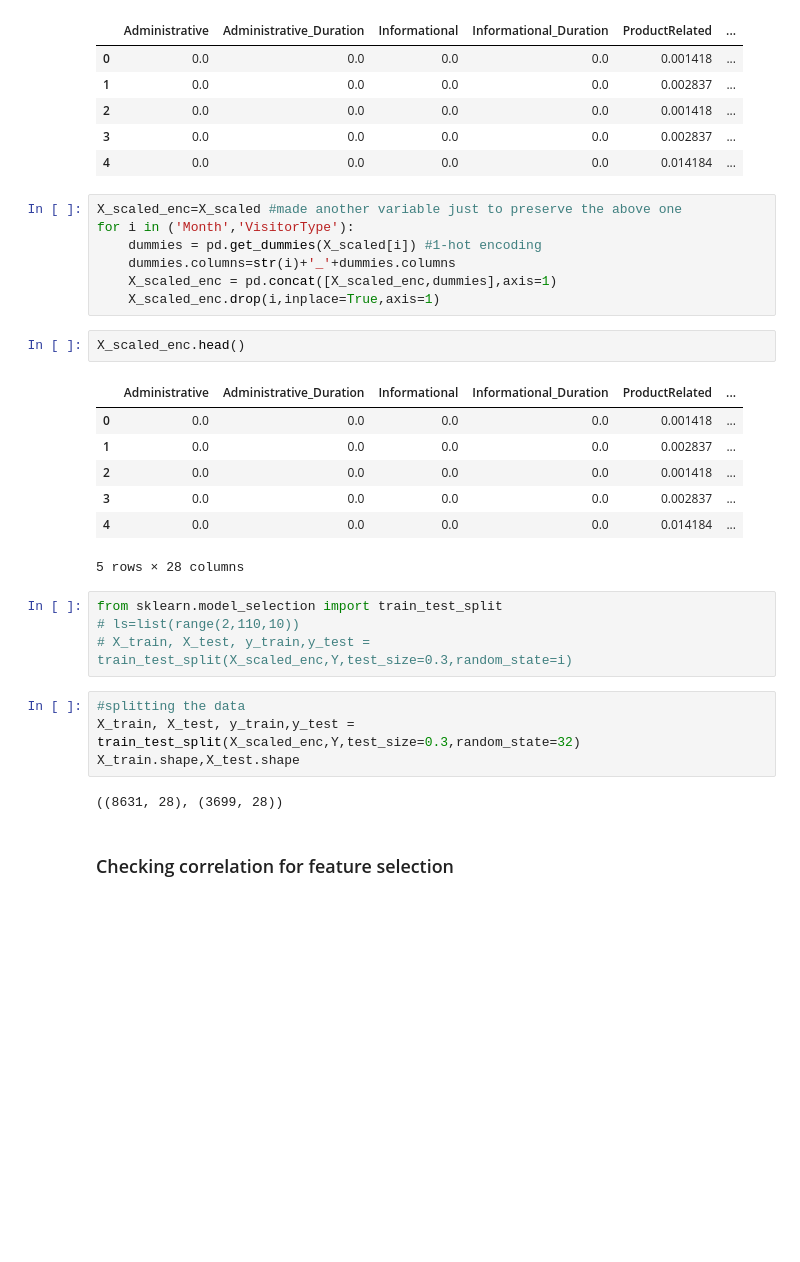
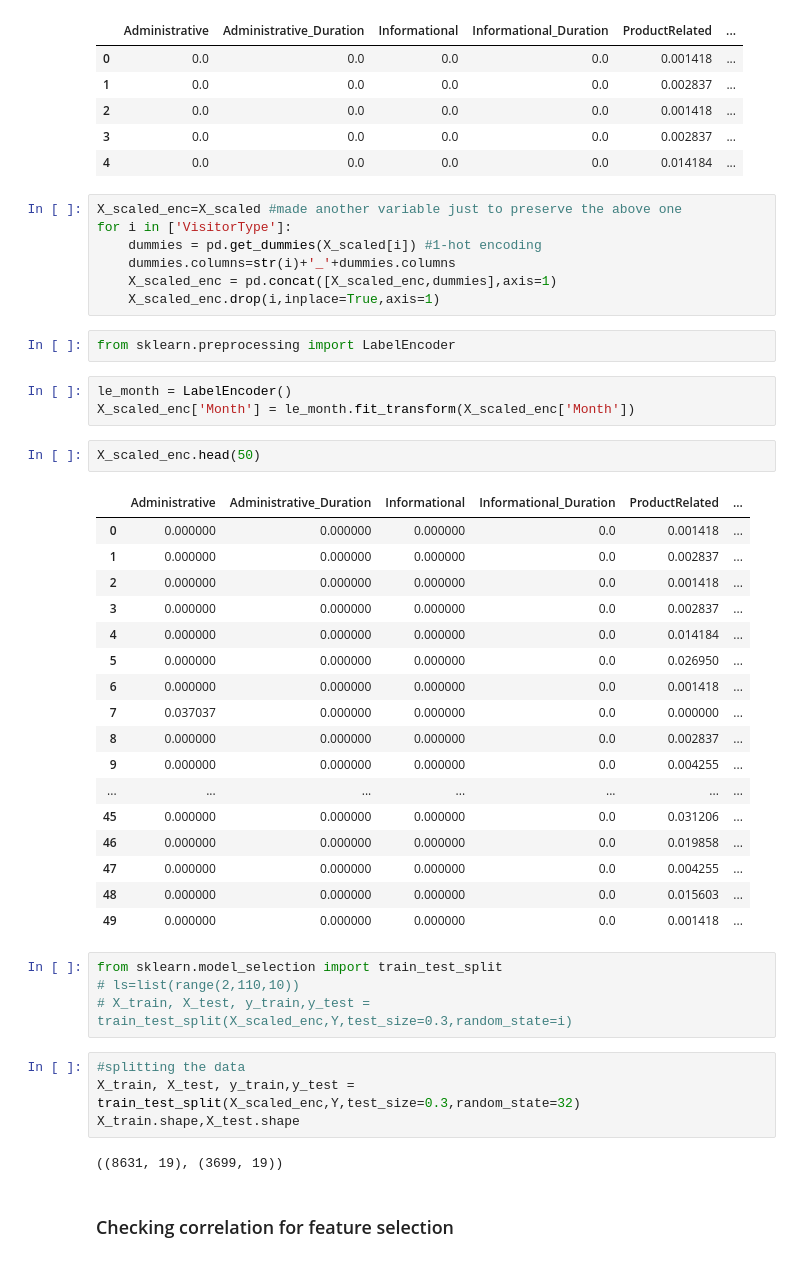
Before and after one commit to ashishgeorge009/CSI55-Assignment-1, a Jupyter notebook: The_Assignment-2.ipynb, the cells around one changed output. Saved outputs shown, nothing was run; the diff lists cells and outputs as text; blank space fills up the shorter version.

```diff
--- a/The_Assignment.ipynb
+++ b/The_Assignment-2.ipynb
@@ -116,21 +116,36 @@ X_scaled.head()
 | 4 | 0.0 | 0.0 | 0.0 | 0.0 | 0.014184 | ... |
 # %%
 X_scaled_enc=X_scaled #made another variable just to preserve the above one
-for i in ('Month','VisitorType'):
+for i in ['VisitorType']:
     dummies = pd.get_dummies(X_scaled[i]) #1-hot encoding
     dummies.columns=str(i)+'_'+dummies.columns
     X_scaled_enc = pd.concat([X_scaled_enc,dummies],axis=1)
     X_scaled_enc.drop(i,inplace=True,axis=1)
+# %%
+from sklearn.preprocessing import LabelEncoder
+# %%
+le_month = LabelEncoder()
+X_scaled_enc['Month'] = le_month.fit_transform(X_scaled_enc['Month'])
 # %%
-X_scaled_enc.head()
+X_scaled_enc.head(50)
 # %% [output]
 |  | Administrative | Administrative_Duration | Informational | Informational_Duration | ProductRelated | ... |
-| 0 | 0.0 | 0.0 | 0.0 | 0.0 | 0.001418 | ... |
-| 1 | 0.0 | 0.0 | 0.0 | 0.0 | 0.002837 | ... |
-| 2 | 0.0 | 0.0 | 0.0 | 0.0 | 0.001418 | ... |
-| 3 | 0.0 | 0.0 | 0.0 | 0.0 | 0.002837 | ... |
-| 4 | 0.0 | 0.0 | 0.0 | 0.0 | 0.014184 | ... |
+| 0 | 0.000000 | 0.000000 | 0.000000 | 0.0 | 0.001418 | ... |
+| 1 | 0.000000 | 0.000000 | 0.000000 | 0.0 | 0.002837 | ... |
+| 2 | 0.000000 | 0.000000 | 0.000000 | 0.0 | 0.001418 | ... |
+| 3 | 0.000000 | 0.000000 | 0.000000 | 0.0 | 0.002837 | ... |
+| 4 | 0.000000 | 0.000000 | 0.000000 | 0.0 | 0.014184 | ... |
+| 5 | 0.000000 | 0.000000 | 0.000000 | 0.0 | 0.026950 | ... |
+| 6 | 0.000000 | 0.000000 | 0.000000 | 0.0 | 0.001418 | ... |
+| 7 | 0.037037 | 0.000000 | 0.000000 | 0.0 | 0.000000 | ... |
+| 8 | 0.000000 | 0.000000 | 0.000000 | 0.0 | 0.002837 | ... |
+| 9 | 0.000000 | 0.000000 | 0.000000 | 0.0 | 0.004255 | ... |
+| ... | ... | ... | ... | ... | ... | ... |
+| 45 | 0.000000 | 0.000000 | 0.000000 | 0.0 | 0.031206 | ... |
+| 46 | 0.000000 | 0.000000 | 0.000000 | 0.0 | 0.019858 | ... |
+| 47 | 0.000000 | 0.000000 | 0.000000 | 0.0 | 0.004255 | ... |
+| 48 | 0.000000 | 0.000000 | 0.000000 | 0.0 | 0.015603 | ... |
+| 49 | 0.000000 | 0.000000 | 0.000000 | 0.0 | 0.001418 | ... |
-5 rows × 28 columns
 # %%
 from sklearn.model_selection import train_test_split
 # ls=list(range(2,110,10))
@@ -140,7 +155,7 @@ from sklearn.model_selection import train_test_split
 X_train, X_test, y_train,y_test = train_test_split(X_scaled_enc,Y,test_size=0.3,random_state=32)
 X_train.shape,X_test.shape
 # %% [output]
-((8631, 28), (3699, 28))
+((8631, 19), (3699, 19))
 # %% [markdown]
 ### Checking correlation for feature selection
 # %%
```
Also changed, not shown: parts of 6 cells of this notebook, 2 other files.
